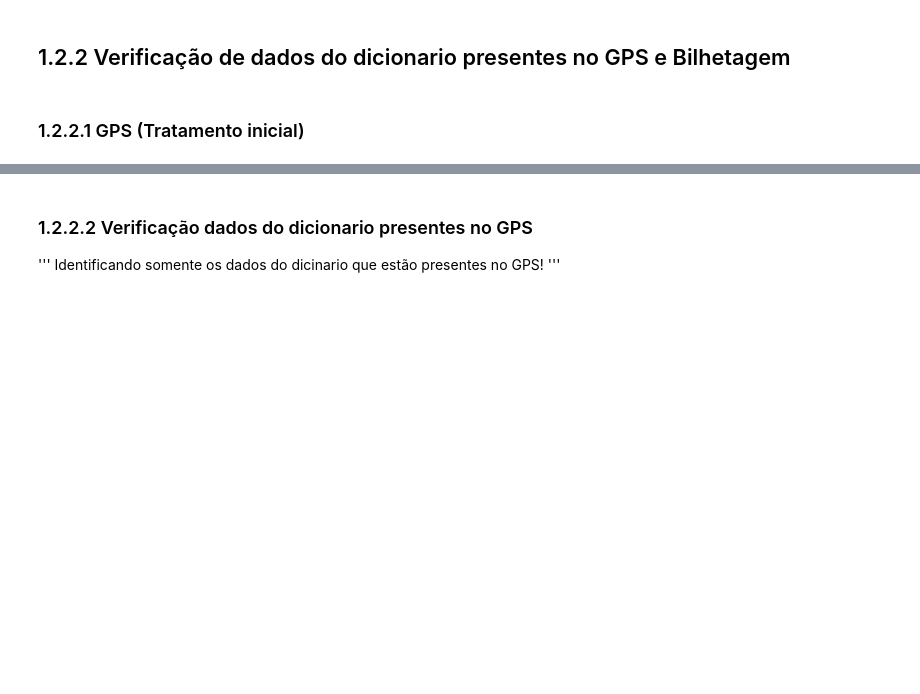
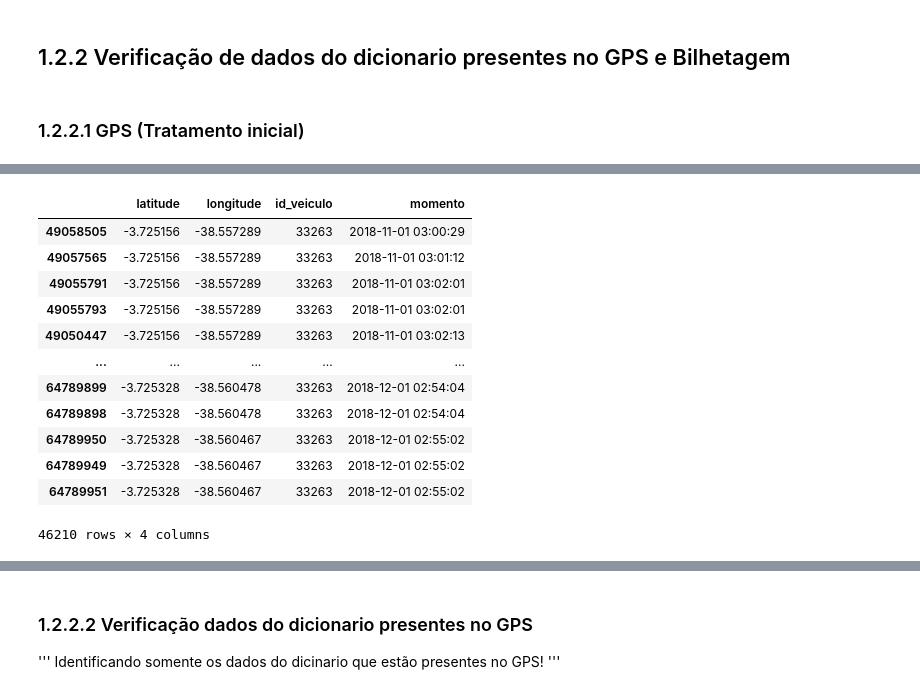
Before and after one commit to claudiobatista005/rotinas_iniciacao_cientifica, a Jupyter notebook: tratamento_banco_relacional_transporte_publico.ipynb, the cells around one changed output, grey strips where cells are left out. Saved outputs shown, nothing was run; the diff lists cells and outputs as text; code cells hidden in the pictures; blank space fills up the shorter version.

```diff
--- a/tratamento_banco_relacional_transporte_publico.ipynb
+++ b/tratamento_banco_relacional_transporte_publico.ipynb
@@ -202,2 +357,18 @@ GPS_I_H.sort_values('momento', inplace= True)
+# %%
+GPS_I_H[GPS_I_H.id_veiculo==33263]
+# %% [output]
+|  | latitude | longitude | id_veiculo | momento |
+| 49058505 | -3.725156 | -38.557289 | 33263 | 2018-11-01 03:00:29 |
+| 49057565 | -3.725156 | -38.557289 | 33263 | 2018-11-01 03:01:12 |
+| 49055791 | -3.725156 | -38.557289 | 33263 | 2018-11-01 03:02:01 |
+| 49055793 | -3.725156 | -38.557289 | 33263 | 2018-11-01 03:02:01 |
+| 49050447 | -3.725156 | -38.557289 | 33263 | 2018-11-01 03:02:13 |
+| ... | ... | ... | ... | ... |
+| 64789899 | -3.725328 | -38.560478 | 33263 | 2018-12-01 02:54:04 |
+| 64789898 | -3.725328 | -38.560478 | 33263 | 2018-12-01 02:54:04 |
+| 64789950 | -3.725328 | -38.560467 | 33263 | 2018-12-01 02:55:02 |
+| 64789949 | -3.725328 | -38.560467 | 33263 | 2018-12-01 02:55:02 |
+| 64789951 | -3.725328 | -38.560467 | 33263 | 2018-12-01 02:55:02 |
+46210 rows × 4 columns
 # %%
 ''' APOS TRATAMENTO INICIAL DA BASE É POSSIVEL COMPARAÇÃO COM OS DADOS DO DICIONARIO'''
```
Also changed, not shown: parts of 27 cells of this notebook.
